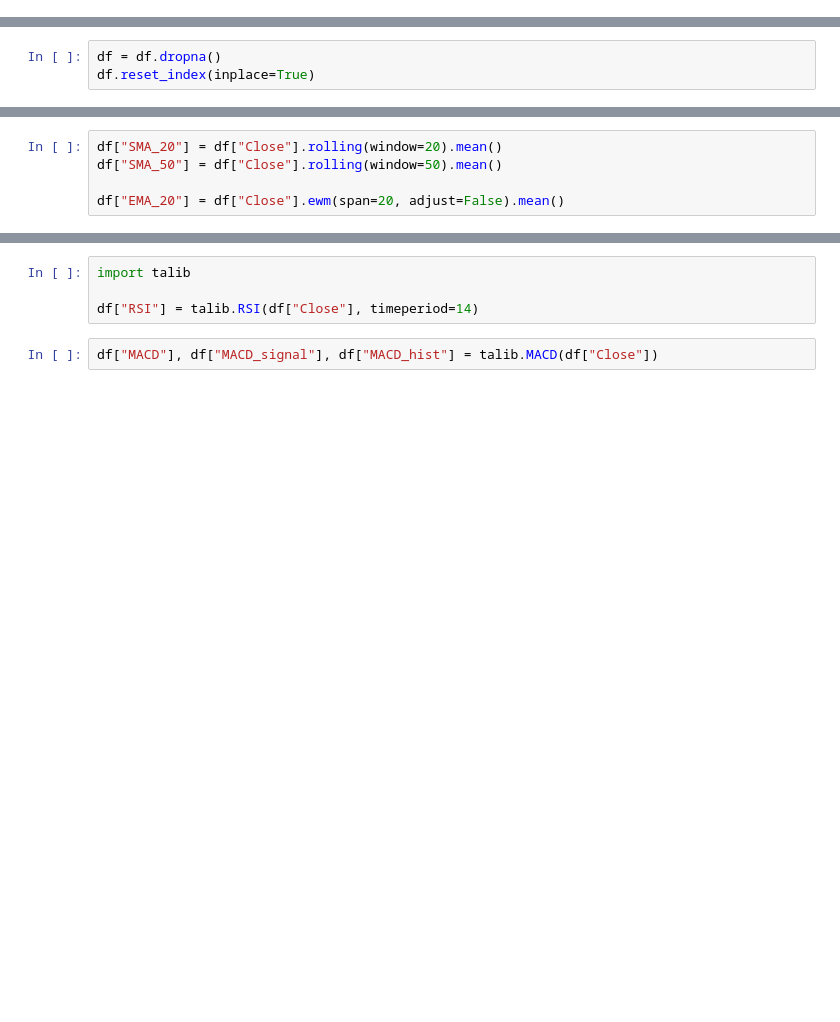
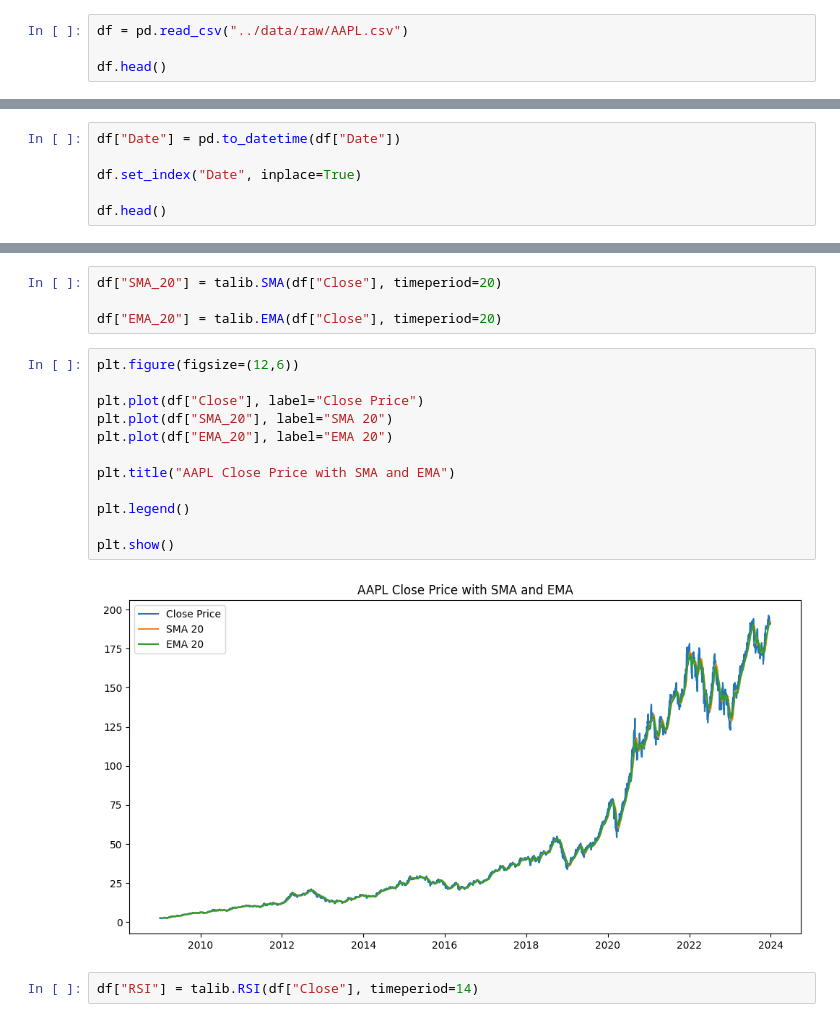
Before and after one commit to konesham2014/news-sentiment-analysis, a Jupyter notebook: notebooks/task_2_technical_indicators.ipynb, the cells around one changed output, grey strips where cells are left out. Drawn from its saved outputs; the diff is of its cells as text; blank space fills up the shorter version.

```diff
--- a/notebooks/task_2_technical_indicators.ipynb
+++ b/notebooks/task_2_technical_indicators.ipynb
@@ -11,0 +7,4 @@ df.head()
+# %%
+df = pd.read_csv("../data/raw/AAPL.csv")
+
+df.head()
@@ -12,3 +18,6 @@ df.head()
 # %%
-df = df.dropna()
-df.reset_index(inplace=True)
+df["Date"] = pd.to_datetime(df["Date"])
+
+df.set_index("Date", inplace=True)
+
+df.head()
@@ -15,5 +31,0 @@ df.reset_index(inplace=True)
-# %%
-df["SMA_20"] = df["Close"].rolling(window=20).mean()
-df["SMA_50"] = df["Close"].rolling(window=50).mean()
-
-df["EMA_20"] = df["Close"].ewm(span=20, adjust=False).mean()
@@ -20,6 +56,20 @@ df["EMA_20"] = df["Close"].ewm(span=20, adjust=False).mean()
+# %%
+df["SMA_20"] = talib.SMA(df["Close"], timeperiod=20)
+
+df["EMA_20"] = talib.EMA(df["Close"], timeperiod=20)
+# %%
+plt.figure(figsize=(12,6))
+
+plt.plot(df["Close"], label="Close Price")
+plt.plot(df["SMA_20"], label="SMA 20")
+plt.plot(df["EMA_20"], label="EMA 20")
+
+plt.title("AAPL Close Price with SMA and EMA")
+
+plt.legend()
+
+plt.show()
+# %% [output]
+[figure, added]
 # %%
-import talib
-
 df["RSI"] = talib.RSI(df["Close"], timeperiod=14)
-# %%
-df["MACD"], df["MACD_signal"], df["MACD_hist"] = talib.MACD(df["Close"])
```
Also changed, not shown: parts of 12 cells of this notebook, 2 other files.
